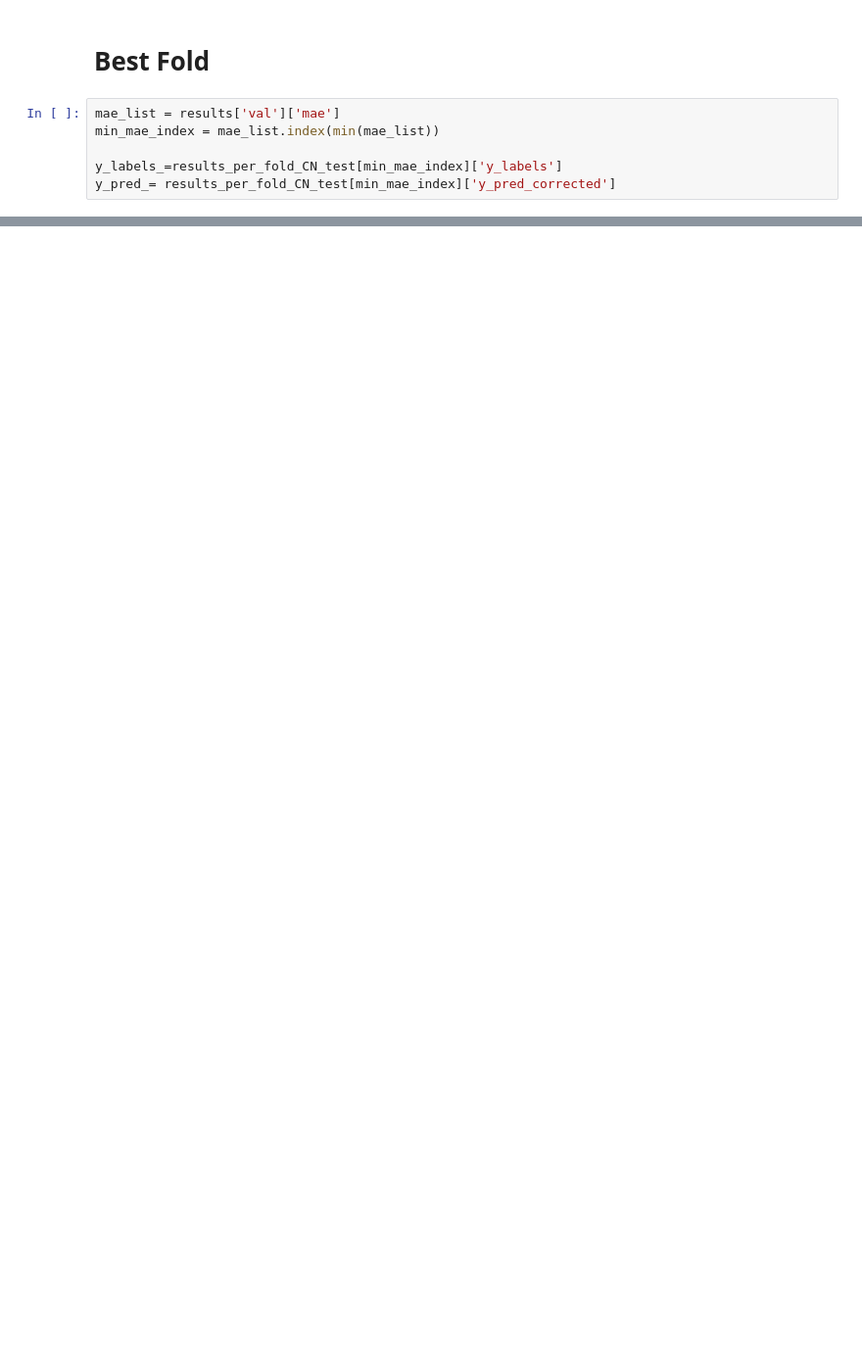
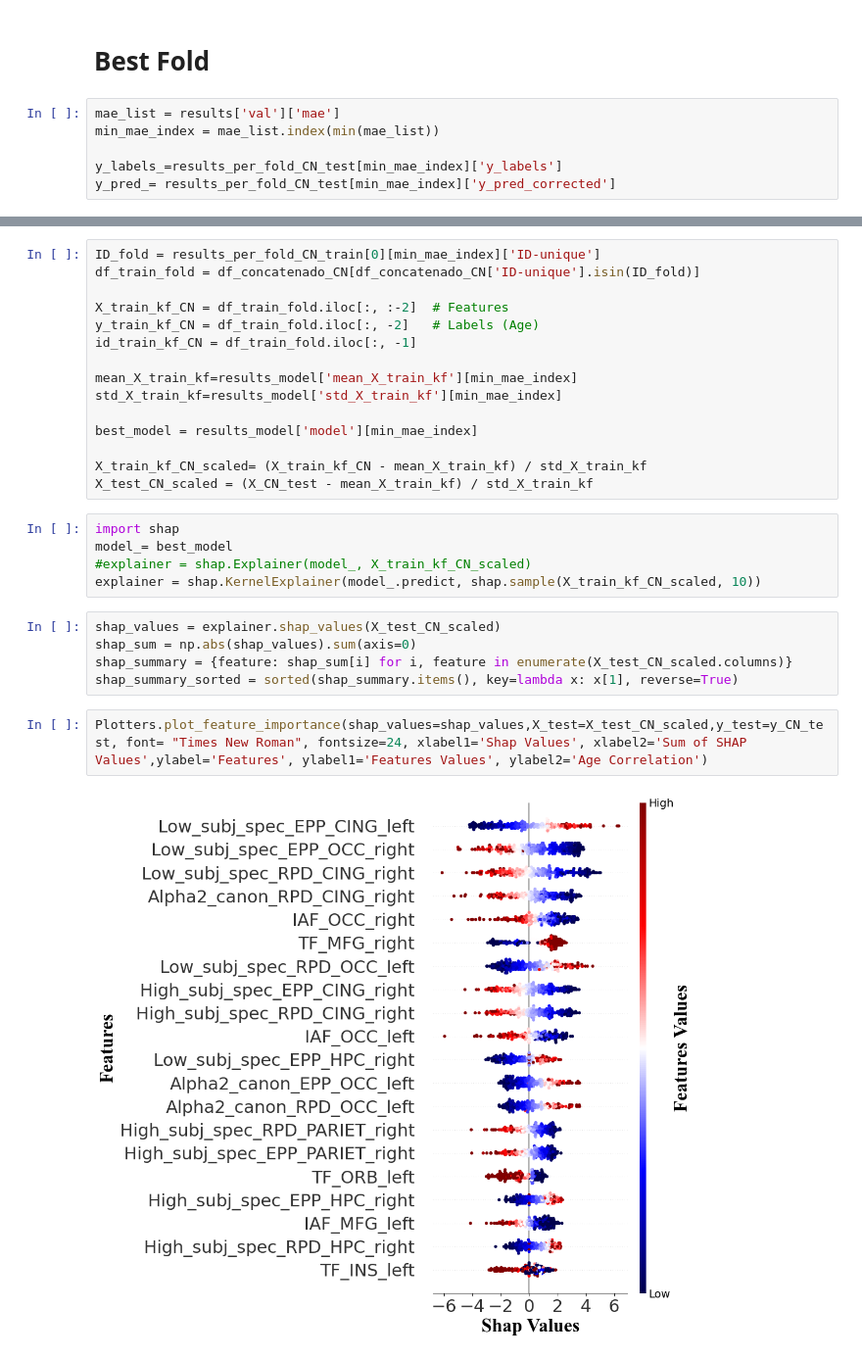
Before and after one commit to carrielfelipe/Brain_Age, a Jupyter notebook: KernelRidge/KernelRidge.ipynb, the cells around one changed output, grey strips where cells are left out. Shown at 98% size. Drawn from its saved outputs; the diff is of its cells as text; blank space fills up the shorter version.

```diff
--- a/KernelRidge/KernelRidge.ipynb
+++ b/KernelRidge/KernelRidge.ipynb
@@ -228,0 +295,29 @@ Plotters.plot_regresion(y=y_pred_,x= y_labels_, label_='Test Data',x_ticks_step=
+# %%
+ID_fold = results_per_fold_CN_train[0][min_mae_index]['ID-unique']
+df_train_fold = df_concatenado_CN[df_concatenado_CN['ID-unique'].isin(ID_fold)]
+
+X_train_kf_CN = df_train_fold.iloc[:, :-2]  # Features
+y_train_kf_CN = df_train_fold.iloc[:, -2]   # Labels (Age)
+id_train_kf_CN = df_train_fold.iloc[:, -1]
+
+mean_X_train_kf=results_model['mean_X_train_kf'][min_mae_index]
+std_X_train_kf=results_model['std_X_train_kf'][min_mae_index]
+
+best_model = results_model['model'][min_mae_index]
+
+X_train_kf_CN_scaled= (X_train_kf_CN - mean_X_train_kf) / std_X_train_kf
+X_test_CN_scaled = (X_CN_test - mean_X_train_kf) / std_X_train_kf
+# %%
+import shap
+model_= best_model
+#explainer = shap.Explainer(model_, X_train_kf_CN_scaled)
+explainer = shap.KernelExplainer(model_.predict, shap.sample(X_train_kf_CN_scaled, 10))
+# %%
+shap_values = explainer.shap_values(X_test_CN_scaled)
+shap_sum = np.abs(shap_values).sum(axis=0)
+shap_summary = {feature: shap_sum[i] for i, feature in enumerate(X_test_CN_scaled.columns)}
+shap_summary_sorted = sorted(shap_summary.items(), key=lambda x: x[1], reverse=True)
+# %%
+Plotters.plot_feature_importance(shap_values=shap_values,X_test=X_test_CN_scaled,y_test=y_CN_test, font= "Times New Roman", fontsize=24, xlabel1='Shap Values', xlabel2='Sum of SHAP Values',ylabel='Features', ylabel1='Features Values', ylabel2='Age Correlation')
+# %% [output]
+[figure, added]
```
Also changed, not shown: parts of 26 cells of this notebook, 3 other files.
